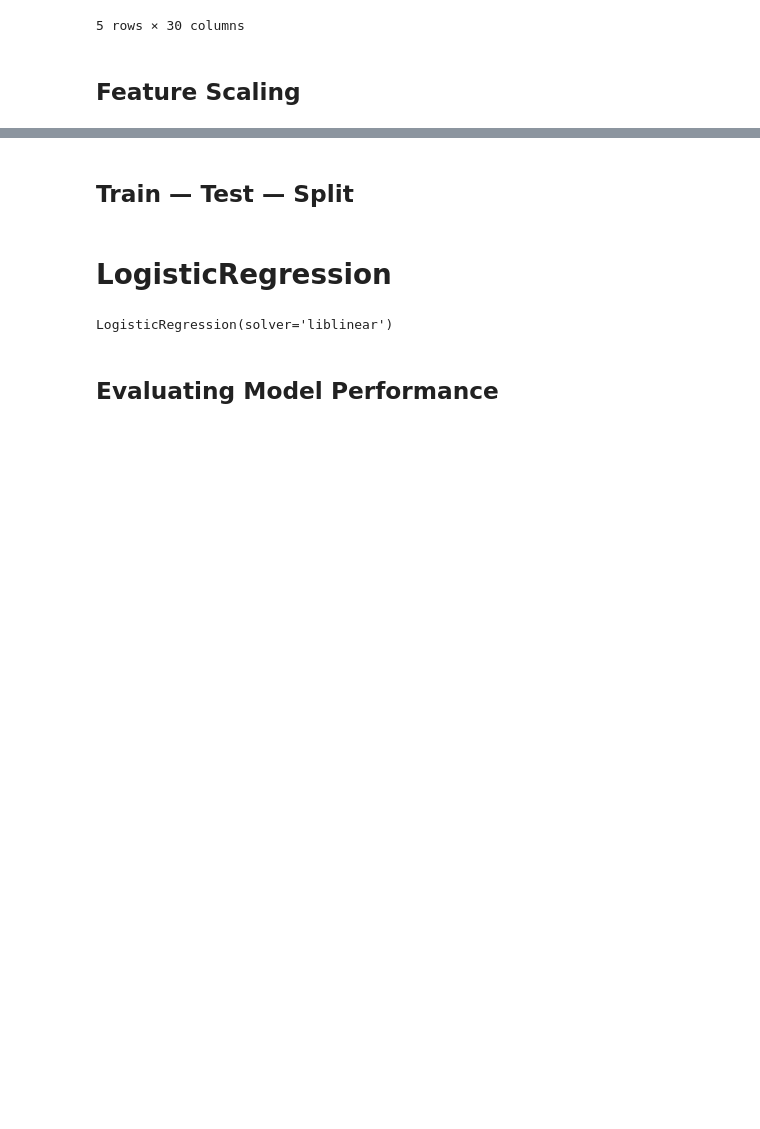
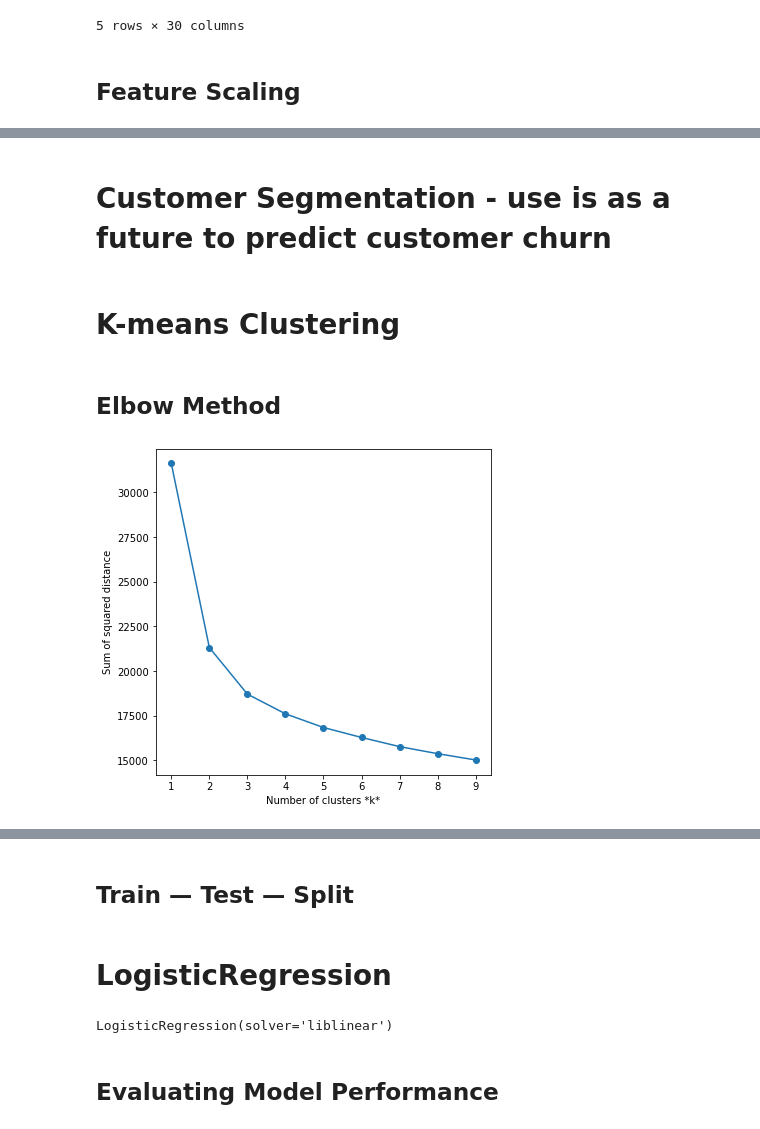
Before and after one commit to jinshuochen/Spring-Board-Capstone-Three, a Jupyter notebook: Customer Churn/notebooks/Modeling.ipynb, the cells around one changed output, grey strips where cells are left out. Cells and saved outputs as stored; diff of their text form; code cells hidden in the pictures; blank space fills up the shorter version.

```diff
--- a/Customer Churn/notebooks/Modeling.ipynb
+++ b/Customer Churn/notebooks/Modeling.ipynb
@@ -55,4 +55,4 @@ from sklearn.preprocessing import MinMaxScaler
 # Instantiate a Min-Max scaling object
 mm = MinMaxScaler()
 # Fit and transform our feature data into a pandas dataframe
-X = pd.DataFrame(mm.fit_transform(X))
+X_transformed = pd.DataFrame(mm.fit_transform(X))
@@ -58,0 +69,26 @@ X = pd.DataFrame(mm.fit_transform(X))
+# %% [markdown]
+# Customer Segmentation - use is as a future to predict customer churn
+# %% [markdown]
+# K-means Clustering
+# %% [markdown]
+## Elbow Method
+# %%
+from sklearn.cluster import KMeans, SpectralClustering
+from sklearn.preprocessing import StandardScaler
+from sklearn.metrics import silhouette_samples, silhouette_score
+# Run the Kmeans algorithm and get the index of data points clusters
+sse = []
+list_k = list(range(1, 10))
+
+for k in list_k:
+    km = KMeans(n_clusters=k)
+    km.fit(X_transformed)
+    sse.append(km.inertia_)
+
+# Plot sse against k
+plt.figure(figsize=(6, 6))
+plt.plot(list_k, sse, '-o')
+plt.xlabel(r'Number of clusters *k*')
+plt.ylabel('Sum of squared distance');
+# %% [output]
+[figure, added]
```
Also changed, not shown: parts of 79 cells of this notebook, 4 other files.
